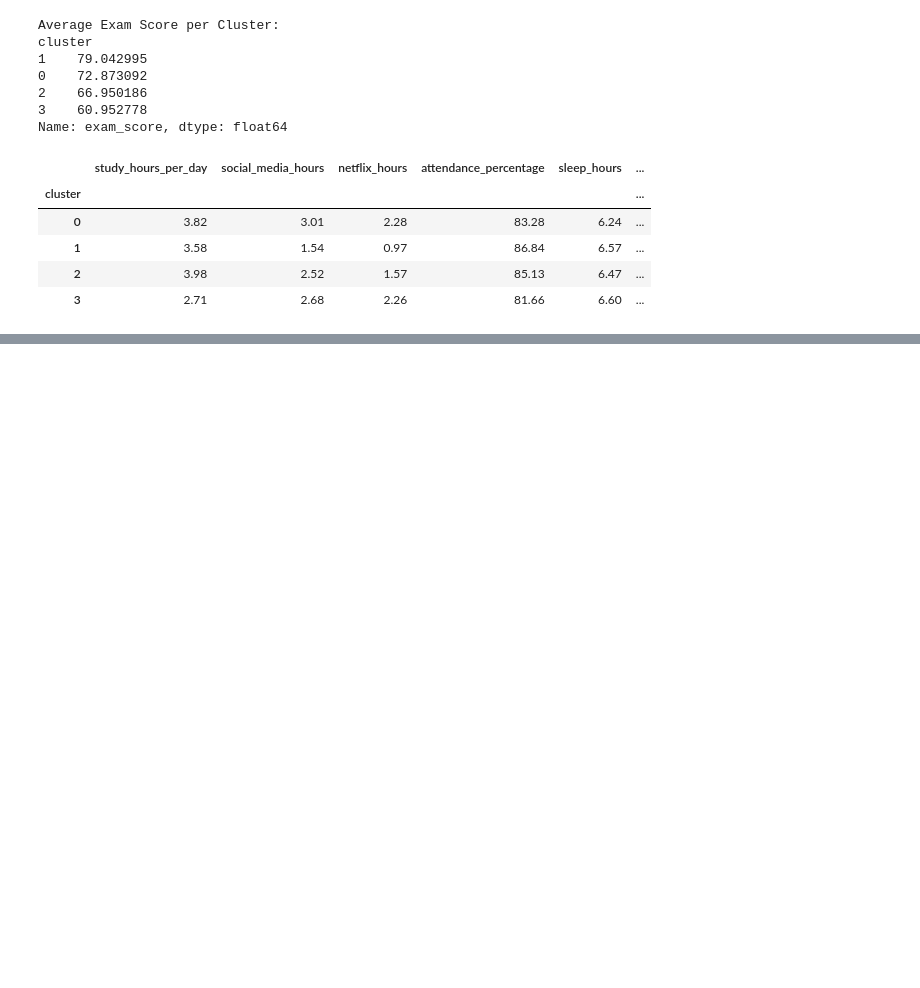
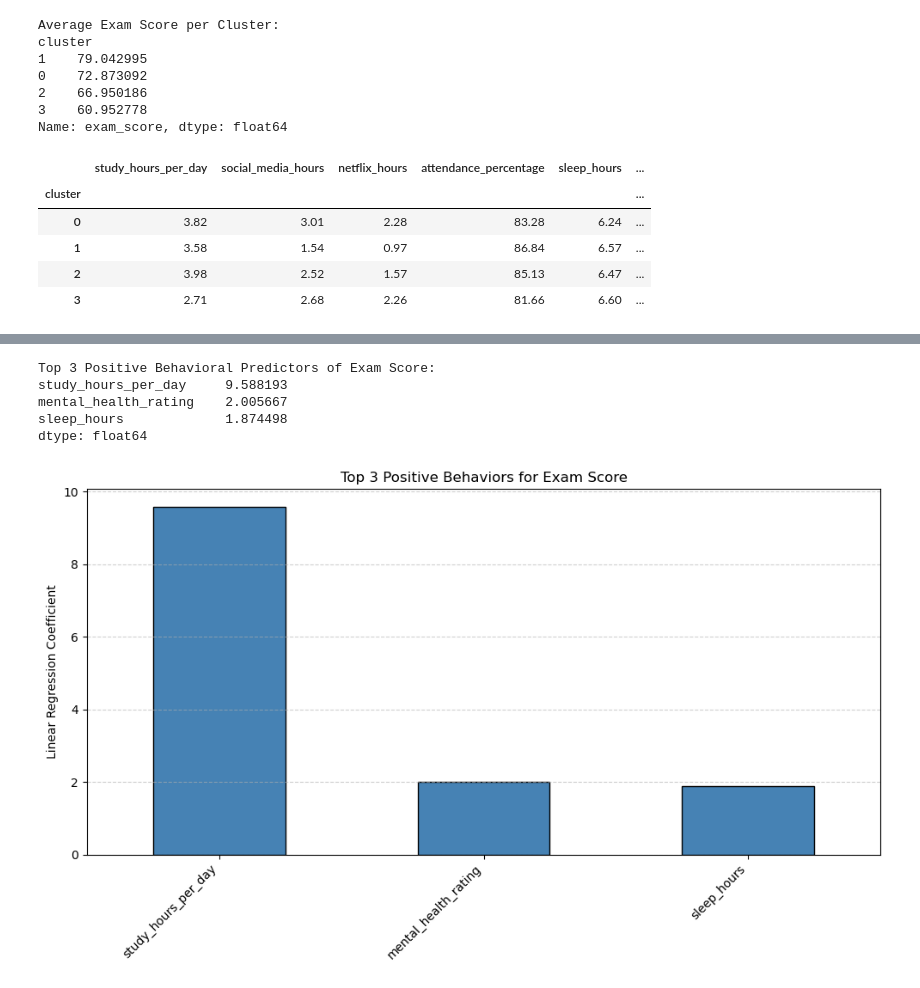
Before and after one commit to 53p3h2/datavis_studentshabits, a Jupyter notebook: main.ipynb, the cells around one changed output, grey strips where cells are left out. Cells and saved outputs as stored; diff of their text form; code cells hidden in the pictures; blank space fills up the shorter version.

```diff
--- a/main.ipynb
+++ b/main.ipynb
@@ -216,0 +238,39 @@ Name: exam_score, dtype: float64
+# %%
+from sklearn.linear_model import LinearRegression
+from sklearn.model_selection import train_test_split
+
+features = [
+    'study_hours_per_day', 'social_media_hours', 'netflix_hours',
+    'attendance_percentage', 'sleep_hours', 'exercise_frequency',
+    'mental_health_rating'
+]
+
+X = df_clustered[features]
+y = df_clustered['exam_score']
+
+X_train, X_test, y_train, y_test = train_test_split(X, y, test_size=0.2, random_state=42)
+
+lr = LinearRegression()
+lr.fit(X_train, y_train)
+
+coefs = pd.Series(lr.coef_, index=features).sort_values(ascending=False)
+
+top_3_positive = coefs.head(3)
+print("Top 3 Positive Behavioral Predictors of Exam Score:")
+print(top_3_positive)
+
+plt.figure(figsize=(10, 6))
+top_3_positive.plot(kind="bar", color="steelblue", edgecolor="black")
+plt.title("Top 3 Positive Behaviors for Exam Score")
+plt.ylabel("Linear Regression Coefficient")
+plt.xticks(rotation=45, ha='right')
+plt.grid(axis='y', linestyle='--', alpha=0.6)
+plt.tight_layout()
+plt.show()
+# %% [output]
+Top 3 Positive Behavioral Predictors of Exam Score:
+study_hours_per_day     9.588193
+mental_health_rating    2.005667
+sleep_hours             1.874498
+dtype: float64
+[figure, added]
```
Also changed, not shown: parts of 2 cells of this notebook.
